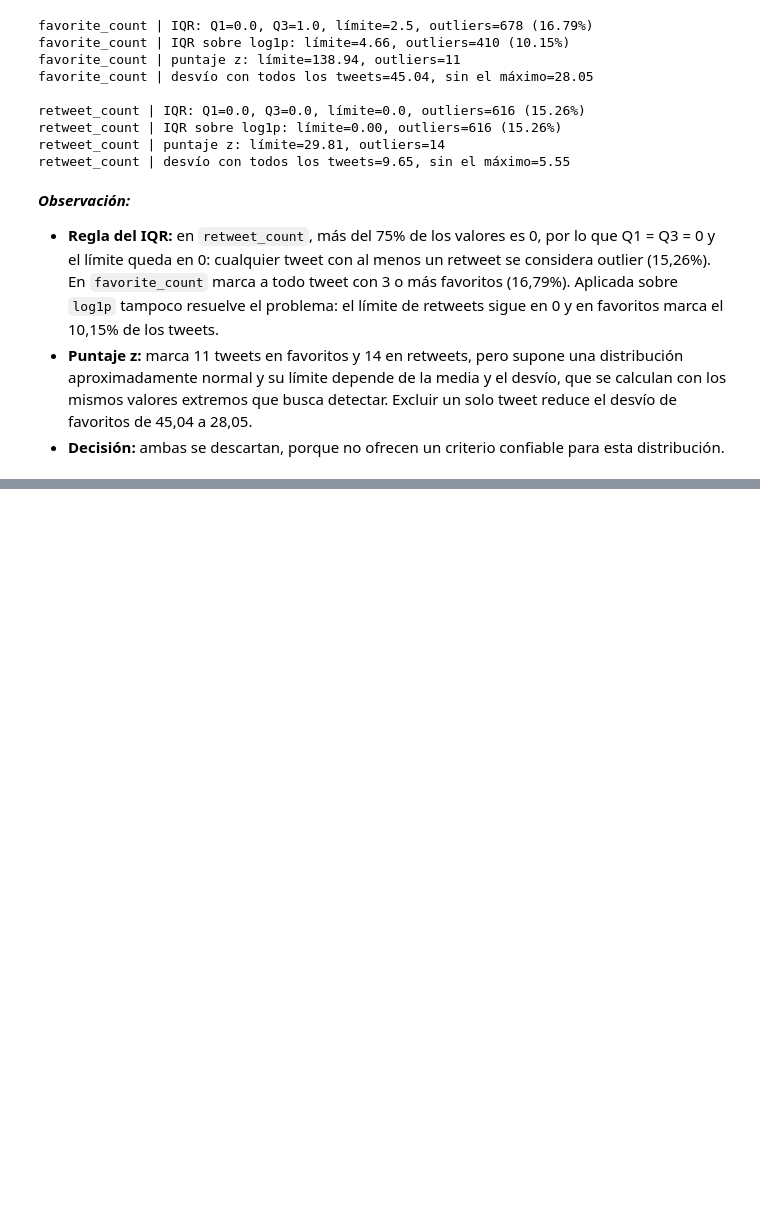
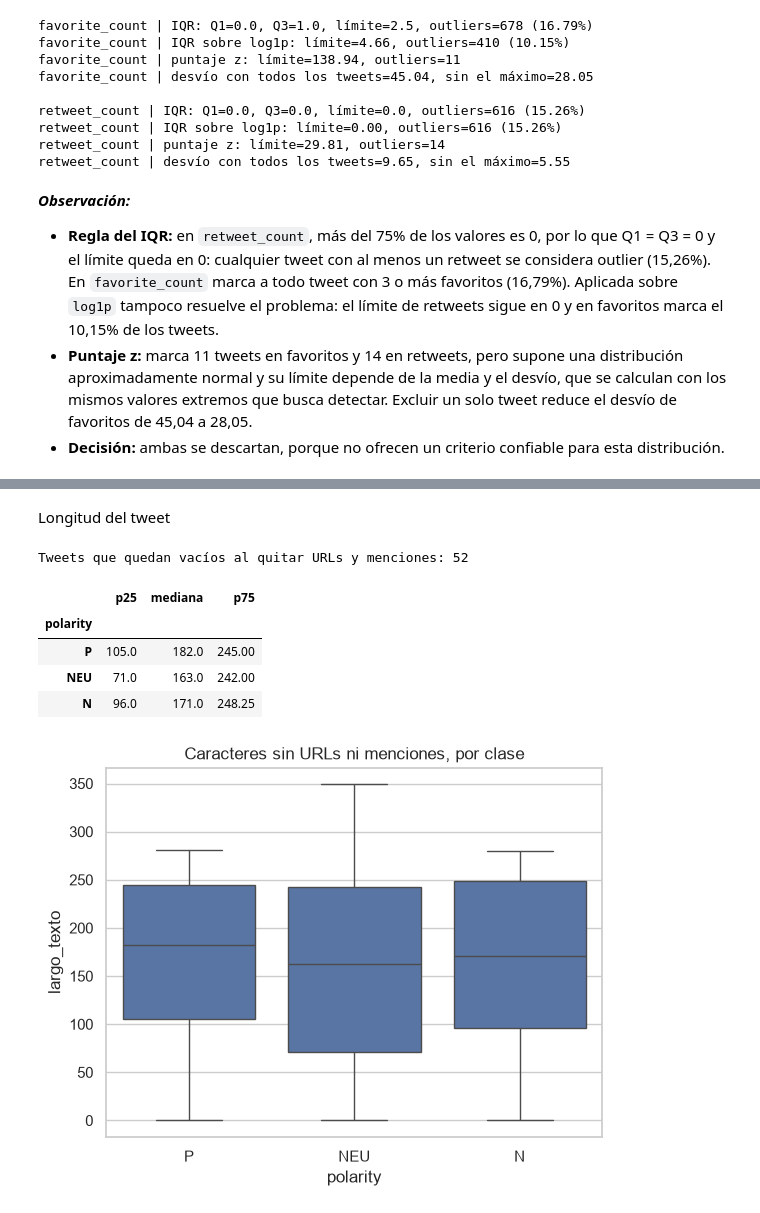
Before and after one commit to Barlita03/TP-CienciasDeDatos, a Jupyter notebook: TP1_CdD.ipynb, the cells around one changed output, grey strips where cells are left out. Drawn from its saved outputs; the diff is of its cells as text; code cells hidden in the pictures; blank space fills up the shorter version.

Commit message:
Análisis de longitud

```diff
--- a/TP1_CdD.ipynb
+++ b/TP1_CdD.ipynb
@@ -440,0 +445,28 @@ retweet_count | desvío con todos los tweets=9.65, sin el máximo=5.55
+# %% [markdown]
+Longitud del tweet
+# %%
+# Texto sin URLs ni menciones: deja solo lo que escribió la persona
+texto_sin_urls_menciones = (df['text']
+                            .str.replace(r'https?://\S+', '', regex=True)
+                            .str.replace(r'@\w+', '', regex=True)
+                            .str.strip())
+
+# Feature: cantidad de caracteres del texto sin URLs ni menciones
+df['largo_texto'] = texto_sin_urls_menciones.str.len()
+
+print(f"Tweets que quedan vacíos al quitar URLs y menciones: {(df['largo_texto'] == 0).sum()}")
+
+# Percentiles por clase
+display(df.groupby('polarity')['largo_texto'].quantile([.25, .5, .75]).unstack().set_axis(['p25', 'mediana', 'p75'], axis=1).loc[orden])
+
+sns.boxplot(data=df, x='polarity', y='largo_texto', order=orden)
+plt.title('Caracteres sin URLs ni menciones, por clase')
+plt.show()
+# %% [output]
+Tweets que quedan vacíos al quitar URLs y menciones: 52
+|  | p25 | mediana | p75 |
+| polarity |  |  |  |
+| P | 105.0 | 182.0 | 245.00 |
+| NEU | 71.0 | 163.0 | 242.00 |
+| N | 96.0 | 171.0 | 248.25 |
+[figure, added]
```
Also changed, not shown: parts of 5 cells of this notebook, 1 other file.
